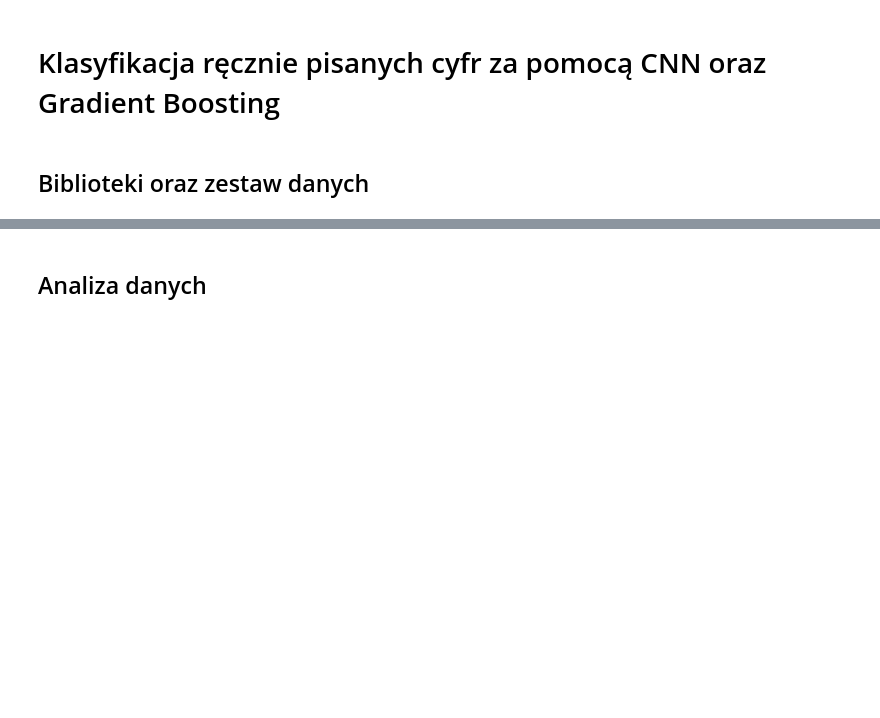
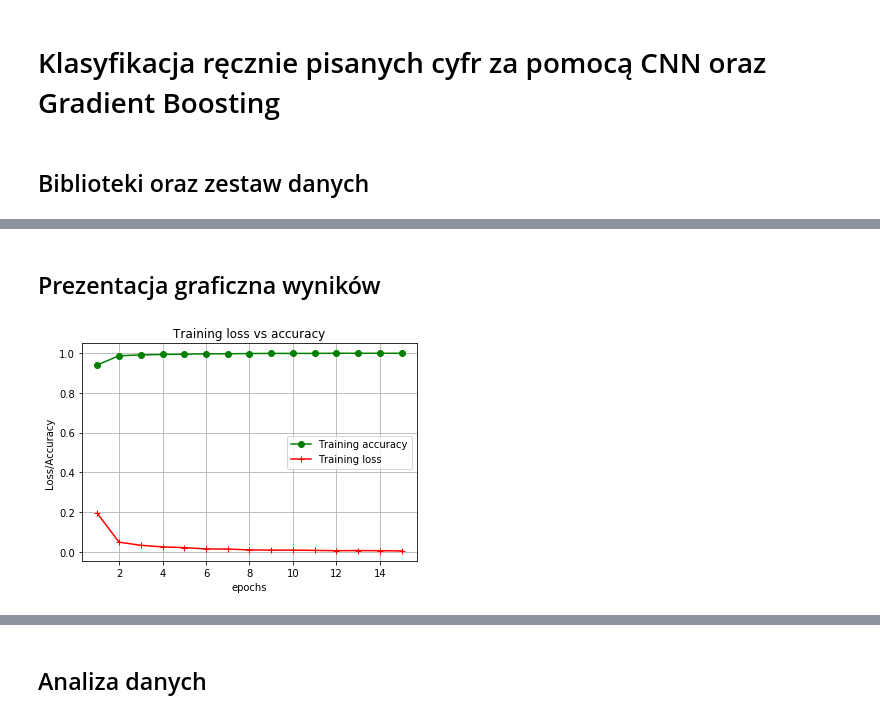
Before and after one commit to wojtasRobert/PSZT-19L, a Jupyter notebook: main.ipynb, the cells around one changed output, grey strips where cells are left out. Cells and saved outputs as stored; diff of their text form; code cells hidden in the pictures; blank space fills up the shorter version.

```diff
--- a/main.ipynb
+++ b/main.ipynb
@@ -24,0 +95,15 @@ def pairwise(iterable):
+# %%
+def build_CNN():
+    model = Sequential()
+    model.add(Conv2D(filters=32, kernel_size=(3, 3), activation='relu', padding='same', input_shape=(28, 28, 1)))
+    model.add(MaxPooling2D(pool_size=(2, 2)))
+    model.add(Conv2D(filters=64, kernel_size=(3, 3), activation='relu', padding='same'))
+    model.add(MaxPooling2D(pool_size=(2, 2)))
+    model.add(Conv2D(filters=64, kernel_size=(3, 3), activation='relu', padding='same'))
+    model.add(Flatten())
+    model.add(Dense(64, activation='relu'))
+    model.add(Dense(10, activation='softmax'))
+
+    model.compile(optimizer='adam', loss='categorical_crossentropy', metrics=['accuracy'])
+
+    return model
@@ -24,0 +112,3 @@ def pairwise(iterable):
+# %%
+model = build_CNN()
+print(model.summary())
@@ -24,0 +135,6 @@ def pairwise(iterable):
+# %%
+result = model.fit(train_img, train_labels,
+                   epochs = 15,
+                   batch_size = 128,
+                   verbose = 1,
+                   validation_data = (test_img, test_labels))
@@ -24,0 +159,20 @@ def pairwise(iterable):
+# %% [markdown]
+## Prezentacja graficzna wyników
+# %%
+history = result.history
+train_acc = history['acc']
+train_loss = history['loss']
+val_acc = history['val_acc']
+val_loss = history['val_loss']
+
+epochs = range(1, len(train_acc)+1)
+# %%
+plt.plot(epochs, train_acc, 'go-', label='Training accuracy')
+plt.plot(epochs, train_loss, 'r+-', label='Training loss')
+plt.legend()
+plt.title('Training loss vs accuracy')
+plt.xlabel('epochs')
+plt.ylabel('Loss/Accuracy')
+plt.grid()
+# %% [output]
+[figure, added]
```
Also changed, not shown: parts of 25 cells of this notebook.
